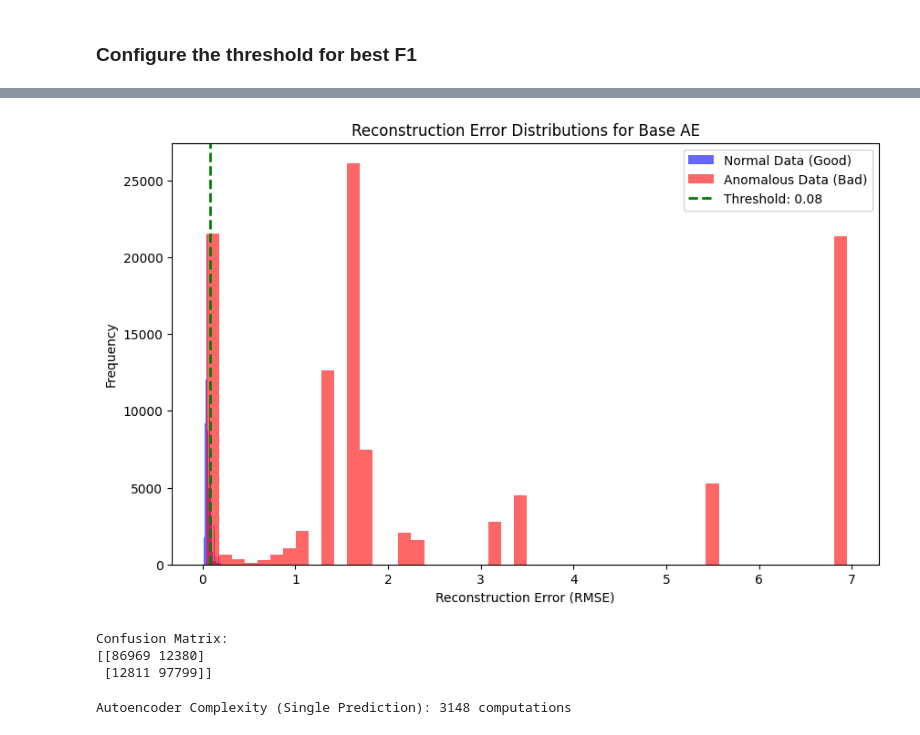
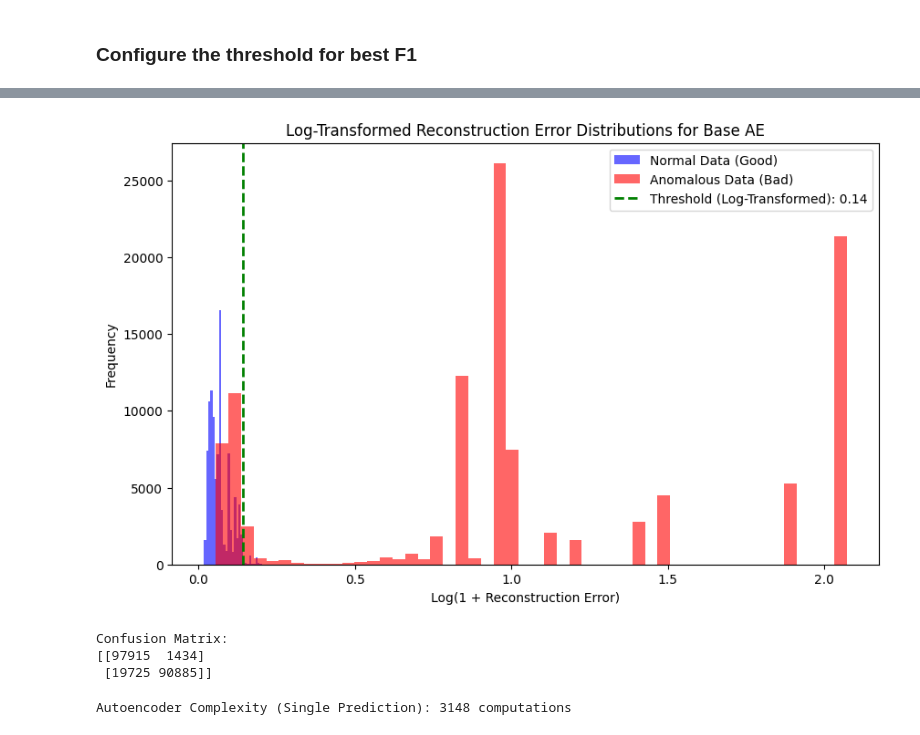
Before and after one commit to FlorisRFaas/MasterThesis, a Jupyter notebook: Final_Thesis_Code.ipynb, the cells around one changed output, grey strips where cells are left out. Saved outputs shown, nothing was run; the diff lists cells and outputs as text; code cells hidden in the pictures.

```diff
--- a/Final_Thesis_Code.ipynb
+++ b/Final_Thesis_Code.ipynb
@@ -1238,9 +1239,8 @@ reconstruction_errors_bad = np.sqrt(np.mean((model.predict(attack_data_base_scal
 mean_good = np.mean(reconstruction_errors_good)
 std_good = np.std(reconstruction_errors_good)
 
-# Define threshold as mean + k*std
-k = 1  # Example: 3 standard deviations
-threshold = mean_good + k * std_good
+# Define threshold
+threshold = 0.1527
 print(f"Chosen Threshold: {threshold}")
 
 # Classify anomalies
@@ -1283,17 +1317,20 @@ weighted avg       0.88      0.88      0.88    209959
 # %%
-# Plot RMSE distributions
+# Log-transform the data
+log_reconstruction_errors_good = np.log1p(reconstruction_errors_good)  # log1p handles zero values
+log_reconstruction_errors_bad = np.log1p(reconstruction_errors_bad)
+
 plt.figure(figsize=(10, 6))
-plt.hist(reconstruction_errors_good, bins=50, alpha=0.6, label='Normal Data (Good)', color='blue')
-plt.hist(reconstruction_errors_bad, bins=50, alpha=0.6, label='Anomalous Data (Bad)', color='red')
-plt.axvline(threshold, color='green', linestyle='dashed', linewidth=2, label=f'Threshold: {threshold:.2f}')
-plt.title('Reconstruction Error Distributions for Base AE')
-plt.xlabel('Reconstruction Error (RMSE)')
+plt.hist(log_reconstruction_errors_good, bins=50, alpha=0.6, label='Normal Data (Good)', color='blue')
+plt.hist(log_reconstruction_errors_bad, bins=50, alpha=0.6, label='Anomalous Data (Bad)', color='red')
+plt.axvline(np.log1p(threshold), color='green', linestyle='dashed', linewidth=2, label=f'Threshold (Log-Transformed): {np.log1p(threshold):.2f}')
+plt.title('Log-Transformed Reconstruction Error Distributions for Base AE')
+plt.xlabel('Log(1 + Reconstruction Error)')
 plt.ylabel('Frequency')
 plt.legend()
-plt.savefig('Autoencoder_Base_ReconstructionError_and_Threshold.png', bbox_inches='tight')
+plt.savefig('Autoencoder_Base_ReconstructionError_and_Threshold_LogTransformed.png', bbox_inches='tight')
 plt.show()
 # %% [output]
-[figure, old version]
+[figure, new version]
 # %%
 # Confusion matrix and classification report
 conf_matrix = confusion_matrix(y_true, y_pred)
@@ -1301,8 +1338,8 @@ print("Confusion Matrix:")
 print(conf_matrix)
 # %% [output]
 Confusion Matrix:
-[[86969 12380]
- [12811 97799]]
+[[97915  1434]
+ [19725 90885]]
 # %%
 # Calculate complexity
 autoencoder_complexity = calculate_autoencoder_complexity(optimal_layers)
```
Also changed, not shown: parts of 15 cells of this notebook.
